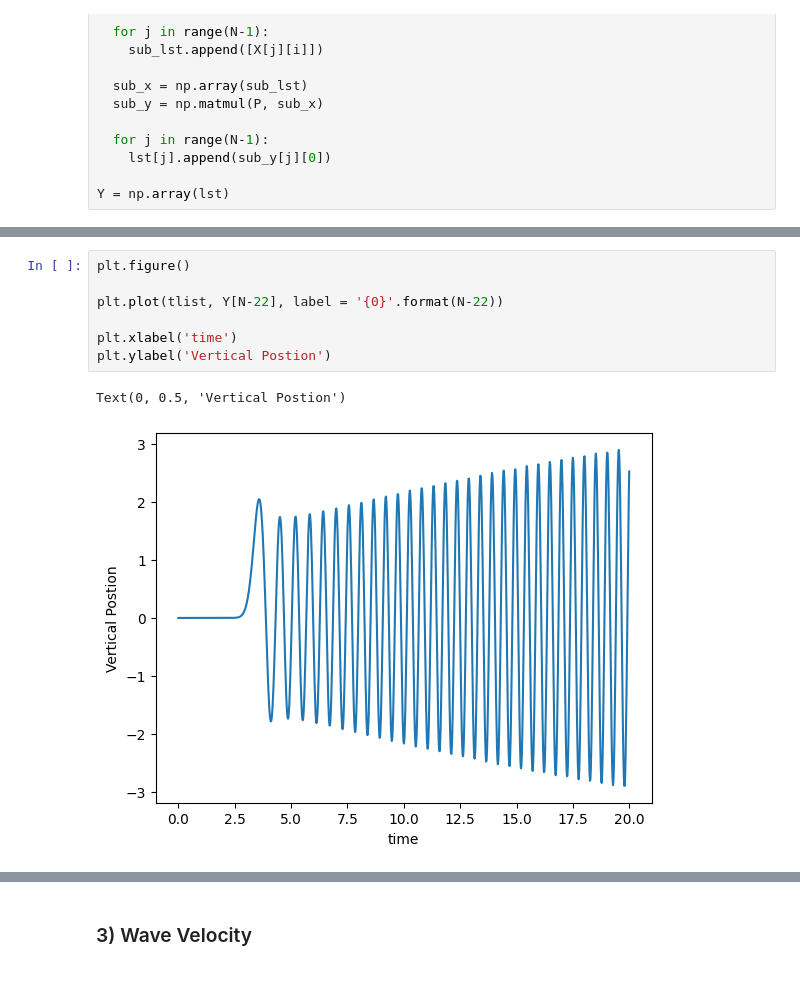
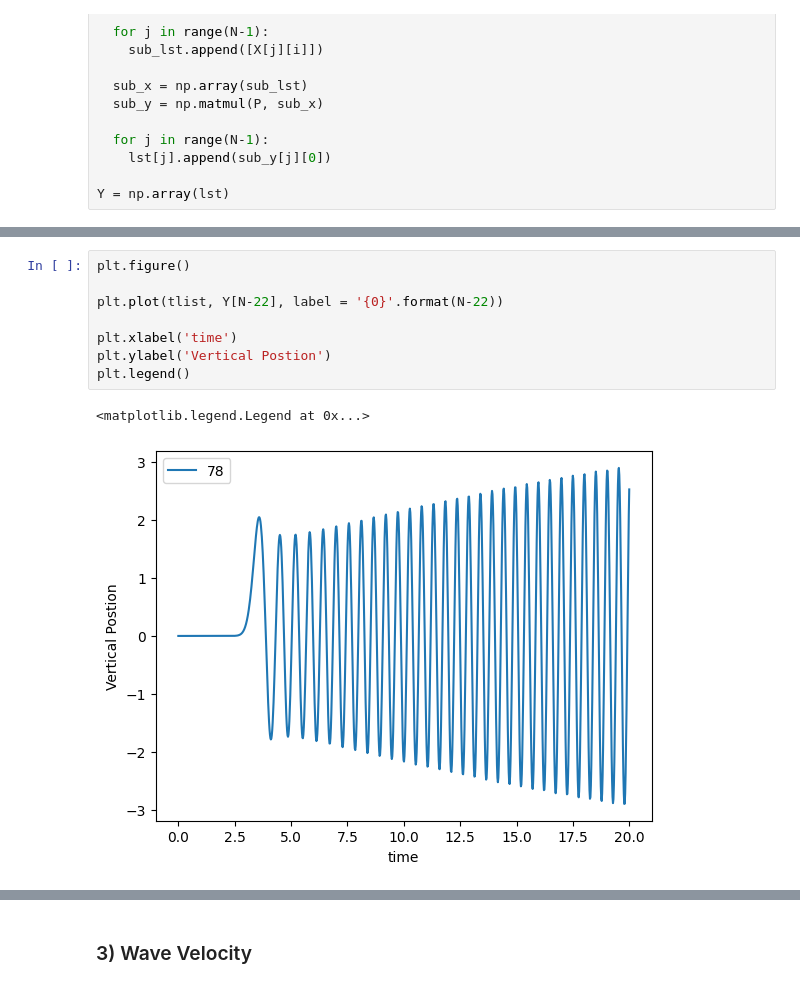
Before and after one commit to BrainConnection/Small_Project, a Jupyter notebook: Slinky Project.ipynb, the cells around one changed output, grey strips where cells are left out. Saved outputs shown, nothing was run; the diff lists cells and outputs as text.

```diff
--- a/Slinky Project.ipynb
+++ b/Slinky Project.ipynb
@@ -1469,13 +1491,14 @@ Text(0, 0.5, 'Vertical Postion')
 # %%
 plt.figure()
 
 plt.plot(tlist, Y[N-22], label = '{0}'.format(N-22))
 
 plt.xlabel('time')
 plt.ylabel('Vertical Postion')
+plt.legend()
 # %% [output]
-Text(0, 0.5, 'Vertical Postion')
+<matplotlib.legend.Legend at 0x...>
-[figure, old version]
+[figure, new version]
 # %%
 plt.figure()
 
```
Also changed, not shown: parts of 34 cells of this notebook.
